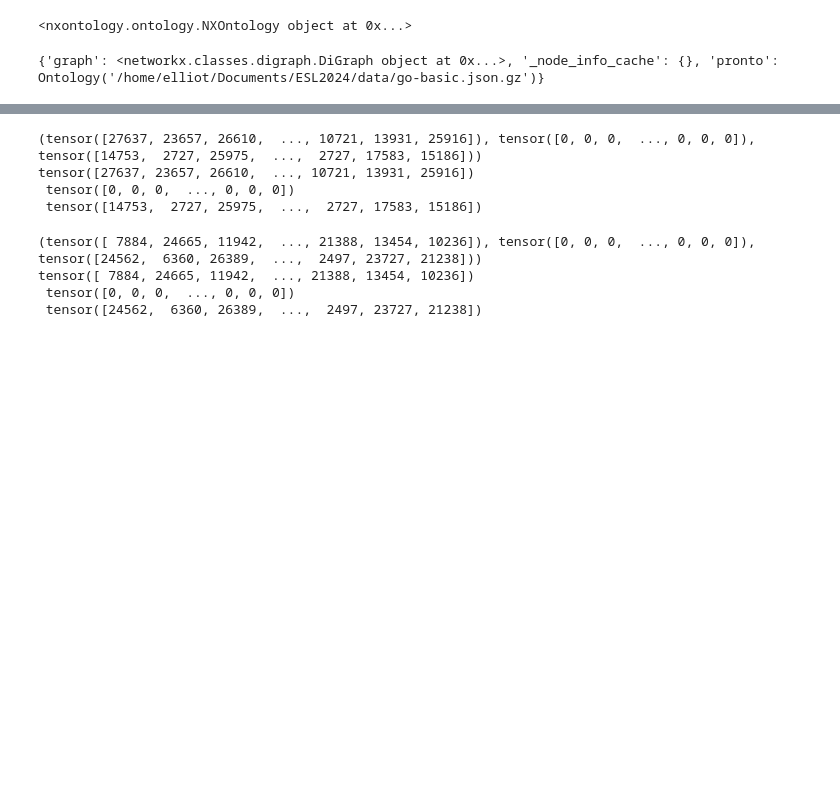
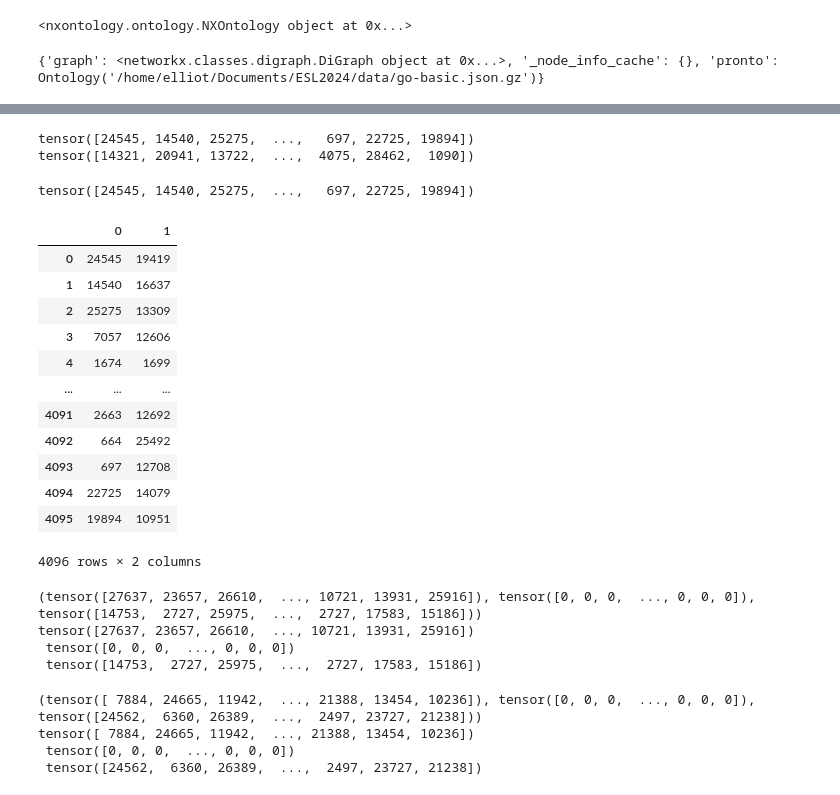
Before and after one commit to ElliotButz/ESL2024, a Jupyter notebook: code/02_ReTrain_ComplEx_with_LinSim.ipynb, the cells around one changed output, grey strips where cells are left out. Drawn from its saved outputs; the diff is of its cells as text; code cells hidden in the pictures; blank space fills up the shorter version.

```diff
--- a/code/02_ReTrain_ComplEx_with_LinSim.ipynb
+++ b/code/02_ReTrain_ComplEx_with_LinSim.ipynb
@@ -428,0 +303,3 @@ RuntimeError: vmap: It looks like you're calling .item() on a Tensor. We don't s
+# %%
+%%timeit
+a = best_lin_sims_for_batch(*batchy)
@@ -449,10 +344,24 @@ class tail_only_ComplEx(ComplEx):
             tail_index (torch.Tensor): The tail indices.
         """
 
-        num_negatives = tail_index.numel()
         rnd_index = torch.randint(self.num_nodes, head_index.size(), device=head_index.device)
 
         tail_index = tail_index.clone()
-        tail_index[num_negatives:] = rnd_index[num_negatives:]
+        tail_index[0:] = rnd_index[0:]
 
         return head_index, rel_type, tail_index
+
+to = tail_only_ComplEx(
+    num_nodes=train_data.num_nodes,
+    num_relations = train_data.edge_index.size()[1],
+    hidden_channels=hidden_channels,
+).to(device)
+
+
+print("Heads are not touched :")
+print(batchy[0])
+print(to.random_sample(*batchy)[0])
+
+print("\nBut tails are :")
+print(batchy[2])
+print(to.random_sample(*batchy)[2])
@@ -470,7 +387,9 @@ class lin_ComplEx(tail_only_ComplEx):
         '''
 
         pos = head_index, rel_type, tail_index
-        neg = self.random_sample(head_index, rel_type, tail_index)
+
+        false_head_index, false_rel_type, false_tail_index = self.random_sample(head_index, rel_type, tail_index)
+        neg = false_head_index, false_rel_type, false_tail_index
 
         pos_score = self(*pos)
         neg_score = self(*neg)
@@ -480,7 +399,42 @@ class lin_ComplEx(tail_only_ComplEx):
         neg_target = torch.zeros_like(neg_score)
         target = torch.cat([pos_target, neg_target], dim=0)
 
-        return F.binary_cross_entropy_with_logits(scores, target)+1
+        # Calculating LinSim(positive_head, negative_head)
+
+
+
+        return F.binary_cross_entropy_with_logits(scores, target)
+
+lc = lin_ComplEx(
+    num_nodes=train_data.num_nodes,
+    num_relations = train_data.edge_index.size()[1],
+    hidden_channels=hidden_channels,
+).to(device)
+
+l, t, f = lc.loss(*batchy)
+# %% [output]
+tensor([24545, 14540, 25275,  ...,   697, 22725, 19894])
+tensor([14321, 20941, 13722,  ...,  4075, 28462,  1090])
+# %%
+t.transpose(0,-1)
+# %% [output]
+tensor([24545, 14540, 25275,  ...,   697, 22725, 19894])
+# %%
+pd.DataFrame(torch.stack((t,f)).transpose(0,1)).apply()
+# %% [output]
+|  | 0 | 1 |
+| 0 | 24545 | 19419 |
+| 1 | 14540 | 16637 |
+| 2 | 25275 | 13309 |
+| 3 | 7057 | 12606 |
+| 4 | 1674 | 1699 |
+| ... | ... | ... |
+| 4091 | 2663 | 12692 |
+| 4092 | 664 | 25492 |
+| 4093 | 697 | 12708 |
+| 4094 | 22725 | 14079 |
+| 4095 | 19894 | 10951 |
+4096 rows × 2 columns
 # %%
 # test :
 '''
```
Also changed, not shown: parts of 22 cells of this notebook.
